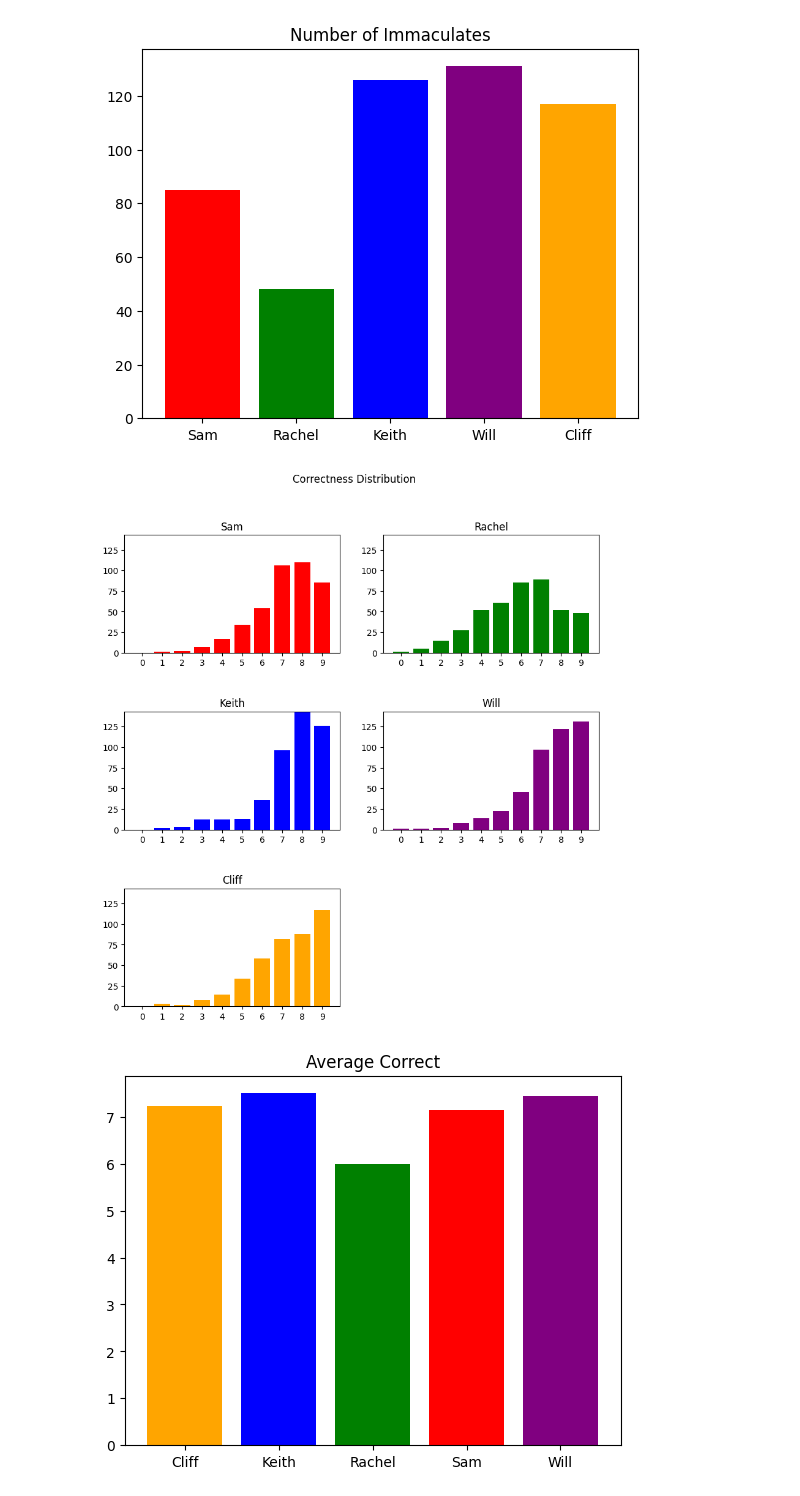
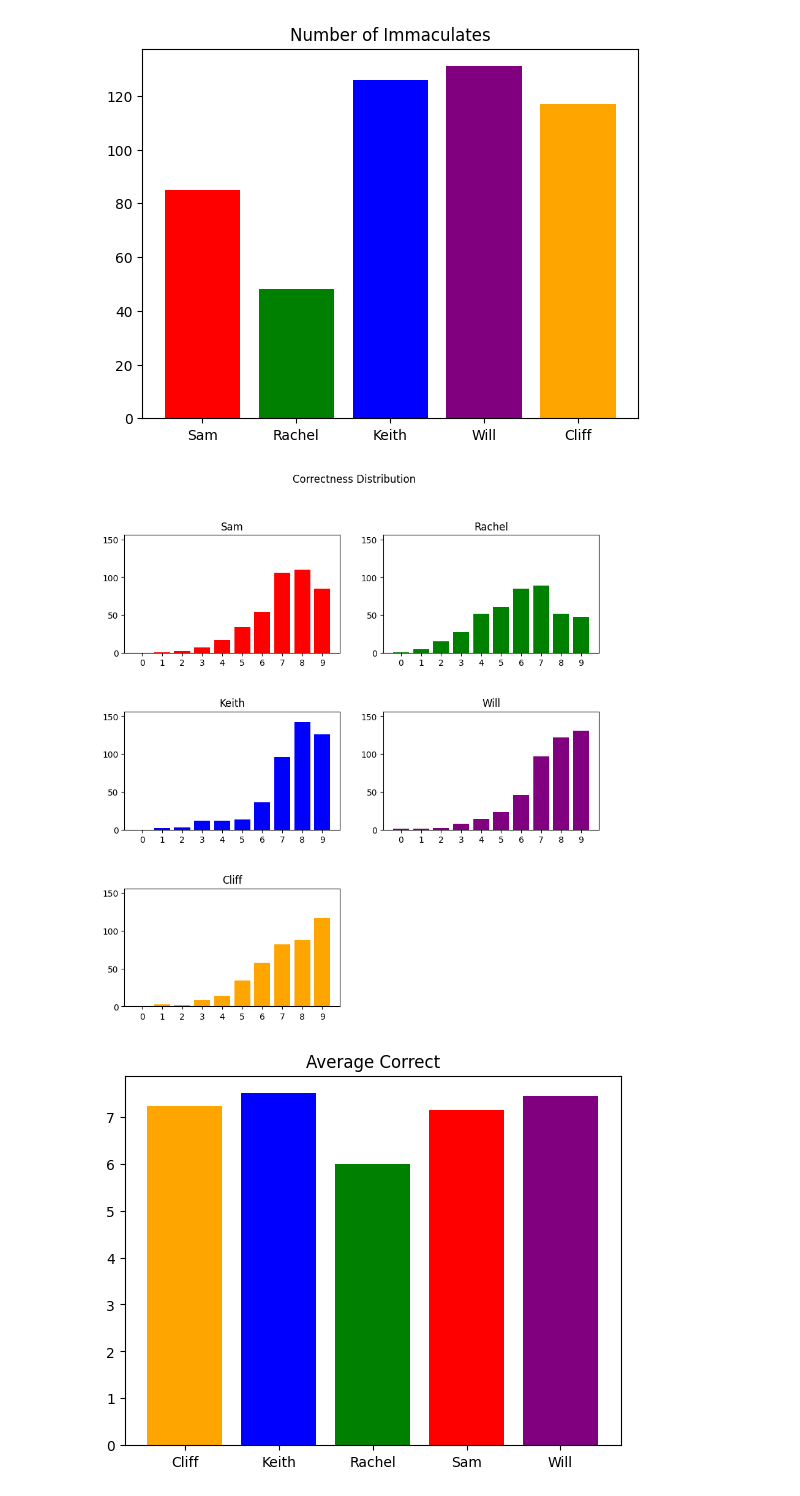
Before and after one commit to kgladstone/immaculate_grid_mlb_analysis, a Jupyter notebook: immaculate-grid-analysis.ipynb, the cells around one changed output. Drawn from its saved outputs; the diff is of its cells as text; code cells hidden in the pictures.

Commit message:
graph change

```diff
--- a/immaculate-grid-analysis.ipynb
+++ b/immaculate-grid-analysis.ipynb
@@ -91,31 +91,31 @@ plt.show()
 # %%
 # Graph distributions
 fig, axs = plt.subplots(3, 2, figsize=(10, 10))  # Create a 3x2 grid for 5 plots
 top_bar = 130
 
 # Flatten the axes array for easier indexing
 axs = axs.flatten()
 
 for i, person in enumerate(texts):
     distribution = [0 for _ in range(0, 10)]
     for row in texts[person]:
         distribution[row.correct] += 1
 
     # Plotting the distribution for each person
     axs[i].bar(range(0, 10), distribution, color=COLOR_MAP[person])
     axs[i].set_xticks(range(0, 10))
     axs[i].set_title(person)
-    axs[i].set_ylim(0, 1.1*top_bar)
+    axs[i].set_ylim(0, 1.2*top_bar)
 
 # Hide the last subplot if it is not used
 if len(texts) < 6:
     axs[5].set_visible(False)
 
 fig.suptitle("Correctness Distribution")
 plt.subplots_adjust(hspace=0.5)
 plt.show()
 # %% [output]
-[figure, old version]
+[figure, new version]
 # %%
 # Graph average correct
 title = "Average Correct"
```
